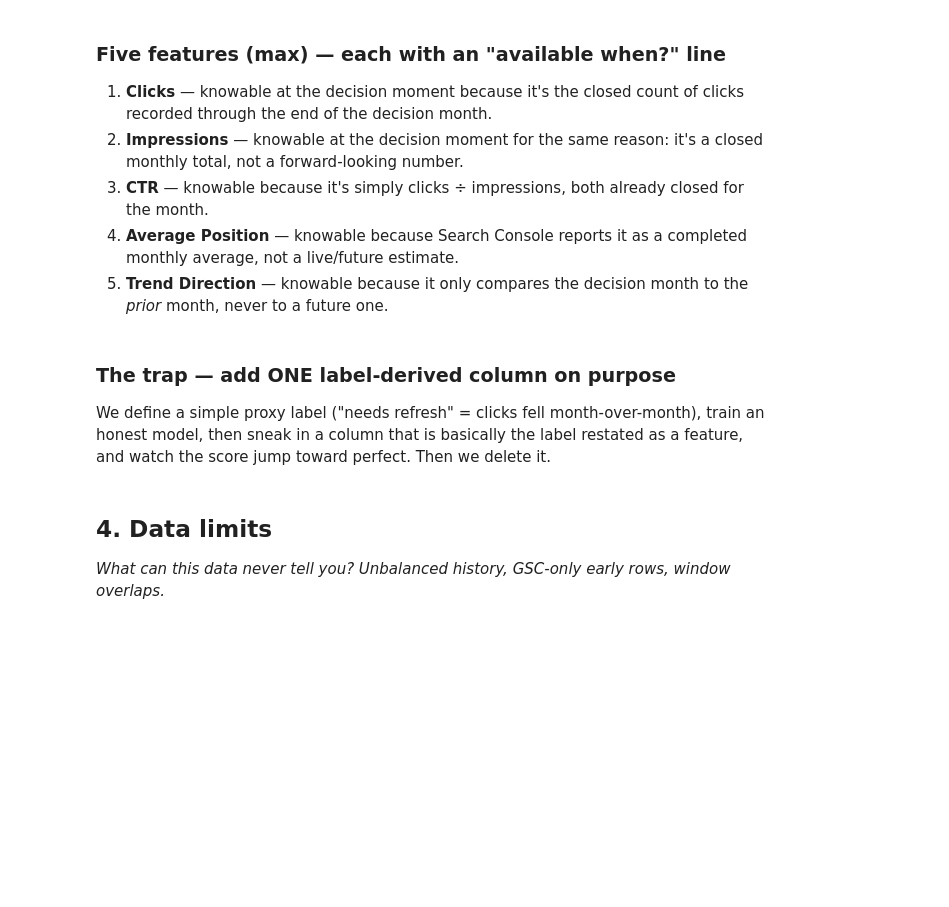
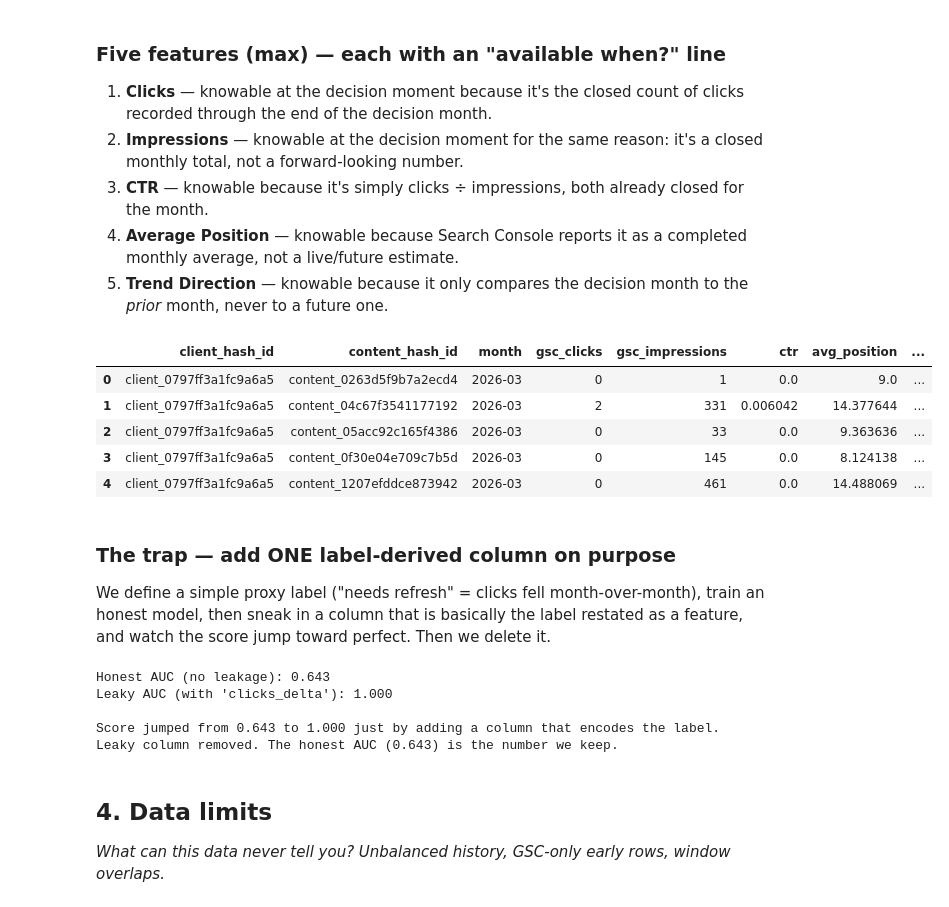
Before and after one commit to shakhaoathpappu-jpg/FlyRank-ML-Internship, a Jupyter notebook: work/notebooks/w03_data_contract.ipynb, the cells around one changed output. Drawn from its saved outputs; the diff is of its cells as text; code cells hidden in the pictures; blank space fills up the shorter version.

```diff
--- a/work/notebooks/w03_data_contract.ipynb
+++ b/work/notebooks/w03_data_contract.ipynb
@@ -113,0 +192,11 @@ print(f"Dropped: {dropped} rows ({dropped / len(month_df):.1%})")
+# %%
+# QUERY 3 — AVAILABILITY: filter with IS TRUE, show survivors
+raw_available = df_mid[df_mid["gsc_data_available"] == True]
+available = monthly[monthly["days_with_gsc"] > 0].copy()
+
+print(f"Raw rows before filter: {len(df_mid)}")
+print(f"Raw rows where gsc_data_available IS TRUE: {len(raw_available)}")
+print(f"Page-months before filter: {len(monthly)}")
+print(f"Page-months with >=1 gsc_data_available day: {len(available)}")
+dropped = len(monthly) - len(available)
+print(f"Dropped: {dropped} page-months ({dropped/len(monthly):.1%})")
@@ -135,3 +217,33 @@ features_df.head()
+# %%
+# Aggregate the PRIOR month the same way, for the trend feature
+monthly_prior = (
+    df_prior.groupby(["client_hash_id", "content_hash_id"], as_index=False)
+    .agg(prior_clicks=("gsc_clicks", "sum"))
+)
+
+features_df = available.merge(monthly_prior, on=["client_hash_id", "content_hash_id"], how="left")
+
+def trend(row):
+    if pd.isna(row["prior_clicks"]):
+        return "no_prior_data"
+    diff = row["gsc_clicks"] - row["prior_clicks"]
+    return "up" if diff > 0 else ("down" if diff < 0 else "flat")
+
+features_df["trend_direction"] = features_df.apply(trend, axis=1)
+
+features_df = features_df[[
+    "client_hash_id", "content_hash_id", "month",
+    "gsc_clicks", "gsc_impressions", "ctr", "avg_position", "trend_direction", "prior_clicks"
+]]
+
+features_df.head()
+# %% [output]
+|  | client_hash_id | content_hash_id | month | gsc_clicks | gsc_impressions | ctr | avg_position | ... |
+| 0 | client_0797ff3a1fc9a6a5 | content_0263d5f9b7a2ecd4 | 2026-03 | 0 | 1 | 0.0 | 9.0 | ... |
+| 1 | client_0797ff3a1fc9a6a5 | content_04c67f3541177192 | 2026-03 | 2 | 331 | 0.006042 | 14.377644 | ... |
+| 2 | client_0797ff3a1fc9a6a5 | content_05acc92c165f4386 | 2026-03 | 0 | 33 | 0.0 | 9.363636 | ... |
+| 3 | client_0797ff3a1fc9a6a5 | content_0f30e04e709c7b5d | 2026-03 | 0 | 145 | 0.0 | 8.124138 | ... |
+| 4 | client_0797ff3a1fc9a6a5 | content_1207efddce873942 | 2026-03 | 0 | 461 | 0.0 | 14.488069 | ... |
 # %% [markdown]
 ### The trap — add ONE label-derived column on purpose
 
@@ -144,16 +256,14 @@ from sklearn.metrics import roc_auc_score
 features_df["needs_refresh"] = (features_df["trend_direction"] == "down").astype(int)
 y = features_df["needs_refresh"]
 
-# --- Honest version: only legitimately-available features ---
-X_honest = features_df[["clicks", "impressions", "ctr", "avg_position"]].fillna(0)
+X_honest = features_df[["gsc_clicks", "gsc_impressions", "ctr", "avg_position"]].fillna(0)
 X_train, X_test, y_train, y_test = train_test_split(X_honest, y, test_size=0.3, random_state=42)
 honest_model = LogisticRegression(max_iter=1000).fit(X_train, y_train)
 honest_auc = roc_auc_score(y_test, honest_model.predict_proba(X_test)[:, 1])
 print(f"Honest AUC (no leakage): {honest_auc:.3f}")
 
-# --- Leaky version: sneak in a column derived from the label itself ---
 X_leaky = X_honest.copy()
-X_leaky["clicks_delta"] = features_df["clicks"] - features_df["prior_clicks"].fillna(0)  # this IS the label, restated
+X_leaky["clicks_delta"] = features_df["gsc_clicks"] - features_df["prior_clicks"].fillna(0)
 
 Xl_train, Xl_test, y_train, y_test = train_test_split(X_leaky, y, test_size=0.3, random_state=42)
 leaky_model = LogisticRegression(max_iter=1000).fit(Xl_train, y_train)
@@ -161,10 +271,14 @@ leaky_auc = roc_auc_score(y_test, leaky_model.predict_proba(Xl_test)[:, 1])
 print(f"Leaky AUC (with 'clicks_delta'): {leaky_auc:.3f}")
 
 print(f"\nScore jumped from {honest_auc:.3f} to {leaky_auc:.3f} just by adding a column that encodes the label.")
-
-# Delete the leaky column — keep the honest number as the real one.
 del X_leaky
-print(f"\nLeaky column removed. The honest AUC ({honest_auc:.3f}) is the number we keep.")
+print(f"Leaky column removed. The honest AUC ({honest_auc:.3f}) is the number we keep.")
+# %% [output]
+Honest AUC (no leakage): 0.643
+Leaky AUC (with 'clicks_delta'): 1.000
+
+Score jumped from 0.643 to 1.000 just by adding a column that encodes the label.
+Leaky column removed. The honest AUC (0.643) is the number we keep.
 # %% [markdown]
 ## 4. Data limits
 
```
Also changed, not shown: parts of 13 cells of this notebook.
